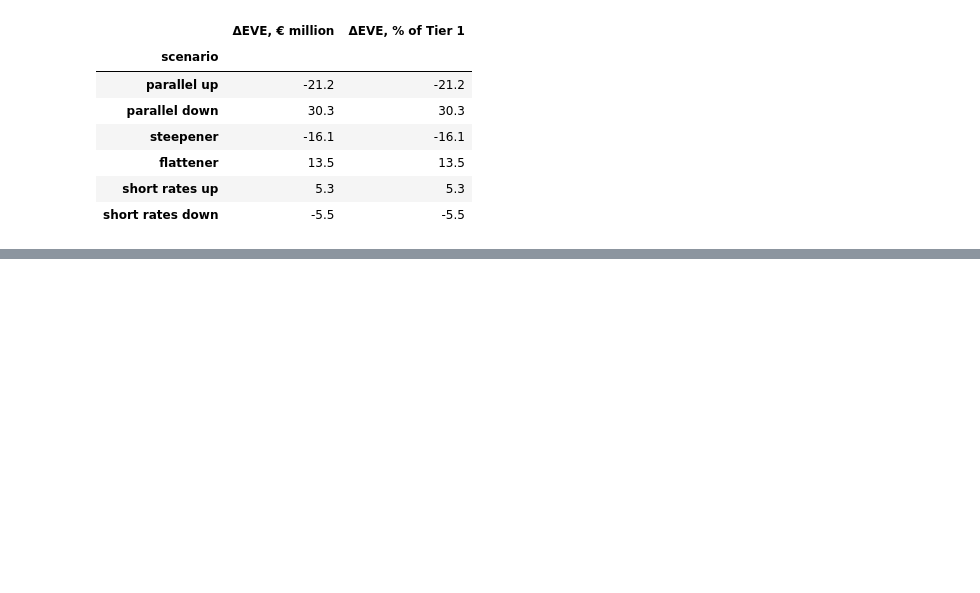
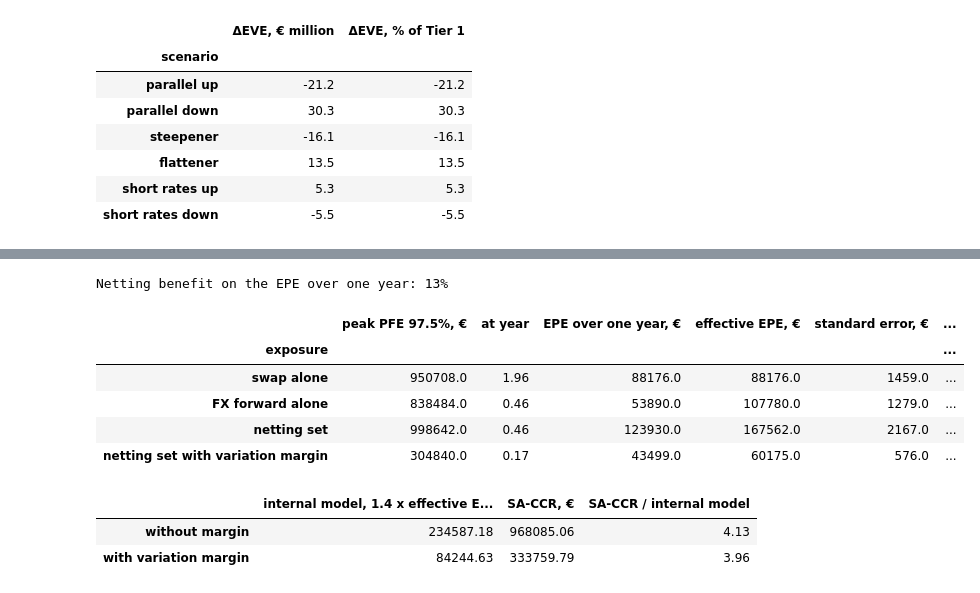
Before and after one commit to MangirdasMikalkenas/Weather_as_a_price_driver_-_Lithuanian_day-ahead_power_prices-_2023-2026, a Jupyter notebook: notebooks/05_bank_portfolio.ipynb, the cells around one changed output, grey strips where cells are left out. Cells and saved outputs as stored; diff of their text form; code cells hidden in the pictures; blank space fills up the shorter version.

```diff
--- a/notebooks/05_bank_portfolio.ipynb
+++ b/notebooks/05_bank_portfolio.ipynb
@@ -423,0 +505,42 @@ Worst scenario: parallel up, ΔEVE -21.2 € million = -21.2% of Tier 1 (outlier
+# %%
+netted = swap_paths + forward_paths
+sets = {"swap alone": (swap_paths, SWAP["maturity"]), "FX forward alone": (forward_paths, FX_FORWARD["maturity"]),
+        "netting set": (netted, SWAP["maturity"]),
+        "netting set with variation margin": (collateralised_values(netted, cash_flows), SWAP["maturity"])}
+profiles, rows = {}, []
+for name, (values, maturity) in sets.items():
+    ee, pfe = exposure_profile(values, PFE_QUANTILE)
+    profiles[name] = (ee, pfe)
+    eepe = effective_epe(TIMES, ee, horizon=min(1.0, maturity))
+    batches = [effective_epe(TIMES, np.maximum(part, 0).mean(axis=0), horizon=min(1.0, maturity))
+               for part in np.array_split(values, 10)]
+    rows.append({"exposure": name, "peak PFE 97.5%, €": pfe.max(), "at year": TIMES[pfe.argmax()],
+                 "EPE over one year, €": expected_positive_exposure(TIMES, ee), "effective EPE, €": eepe, "standard error, €": np.std(batches, ddof=1) / np.sqrt(len(batches)),
+                 "EAD = 1.4 x effective EPE, €": IMM_ALPHA * eepe})
+exposure_table = pd.DataFrame(rows).set_index("exposure")
+standalone = exposure_table.loc[["swap alone", "FX forward alone"], "EPE over one year, €"].sum()
+netting_benefit = 1 - exposure_table.loc["netting set", "EPE over one year, €"] / standalone
+
+trades = [{"kind": "ir", "notional": SWAP["notional"], "start": 0.0, "end": float(SWAP["maturity"]), "delta": 1},
+          {"kind": "fx", "notional": FX_FORWARD["usd_notional"] / FX[-1], "maturity": FX_FORWARD["maturity"], "delta": 1}]
+sa_unmargined, sa_parts = sa_ccr_ead(trades)
+sa_margined, _ = sa_ccr_ead(trades, margined=True)
+benchmark = pd.DataFrame({
+    "internal model, 1.4 x effective EPE, €": [exposure_table.loc["netting set", "EAD = 1.4 x effective EPE, €"],
+                                               exposure_table.loc["netting set with variation margin", "EAD = 1.4 x effective EPE, €"]],
+    "SA-CCR, €": [sa_unmargined, sa_margined]}, index=["without margin", "with variation margin"])
+benchmark["SA-CCR / internal model"] = benchmark["SA-CCR, €"] / benchmark["internal model, 1.4 x effective EPE, €"]
+print(f"Netting benefit on the EPE over one year: {100 * netting_benefit:.0f}%")
+display(exposure_table.round({c: 0 for c in exposure_table.columns} | {"at year": 2}))
+benchmark.round(2)
+# %% [output]
+Netting benefit on the EPE over one year: 13%
+|  | peak PFE 97.5%, € | at year | EPE over one year, € | effective EPE, € | standard error, € | ... |
+| exposure |  |  |  |  |  | ... |
+| swap alone | 950708.0 | 1.96 | 88176.0 | 88176.0 | 1459.0 | ... |
+| FX forward alone | 838484.0 | 0.46 | 53890.0 | 107780.0 | 1279.0 | ... |
+| netting set | 998642.0 | 0.46 | 123930.0 | 167562.0 | 2167.0 | ... |
+| netting set with variation margin | 304840.0 | 0.17 | 43499.0 | 60175.0 | 576.0 | ... |
+|  | internal model, 1.4 x effective E... | SA-CCR, € | SA-CCR / internal model |
+| without margin | 234587.18 | 968085.06 | 4.13 |
+| with variation margin | 84244.63 | 333759.79 | 3.96 |
```
Also changed, not shown: parts of 8 cells of this notebook, 7 other files.
